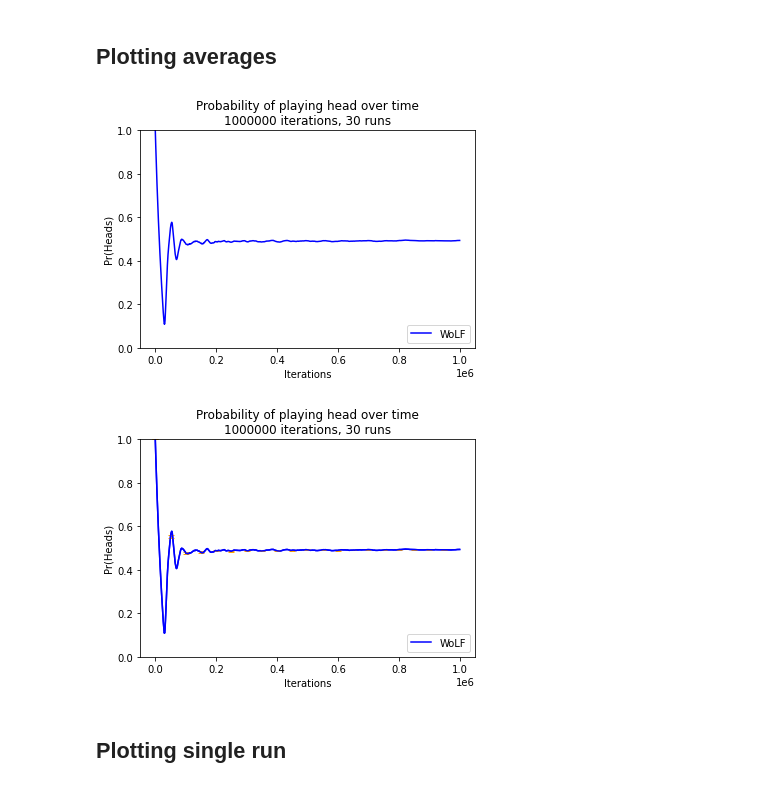
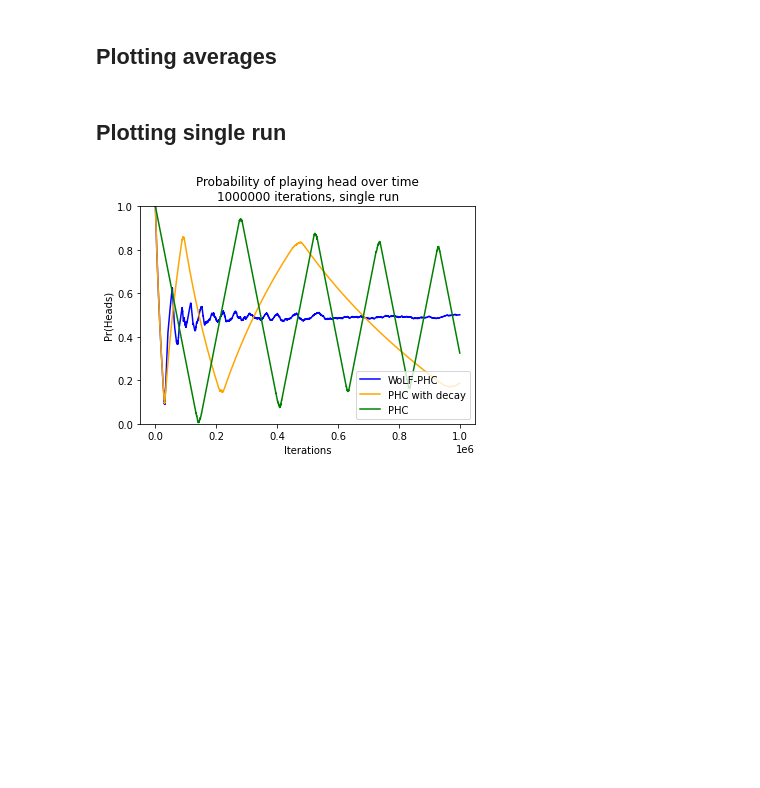
Before and after one commit to wulfdewolf/CGTproject, a Jupyter notebook: code/matching_pennies_game.ipynb, the cells around one changed output. Drawn from its saved outputs; the diff is of its cells as text; code cells hidden in the pictures; blank space fills up the shorter version.

```diff
--- a/code/matching_pennies_game.ipynb
+++ b/code/matching_pennies_game.ipynb
@@ -344,7 +628,7 @@ save_var_to_file("matching_pennies/wolf_result", results)
 # %%
 # get the results
-results = [["WoLF", get_var_from_file("matching_pennies/wolf_result")]]
-           #["PHC", get_var_from_file("matching_pennies/phc")]]
+results = [["WoLF-PHC", get_var_from_file("matching_pennies/wolf_result")],
+           ["PHC with decay", get_var_from_file("matching_pennies/phc_result_time_varying")]]
 
 colors = ["blue",
          "orange"]
@@ -423,10 +707,50 @@ plt.title('Probability of playing head over time\n' + str(iterations) + " iterat
 
 plt.savefig("graphs/matching_pennies/matching_pennies_with_error.png", dpi=300, bbox_inches='tight')
 plt.show()
-# %% [output]
-[figure, removed]
-[figure, removed]
 # %% [markdown]
 ## Plotting single run
+# %%
+# get the results
+results = [["WoLF-PHC", get_var_from_file("matching_pennies/wolf_result")],
+           ["PHC with decay", get_var_from_file("matching_pennies/phc_result_time_varying")],
+           ["PHC", get_var_from_file("matching_pennies/phc_result_fixed")]]
+
+colors = ["blue",
+         "orange",
+         "green"]
+
+
+# --------------------------------------------------------------------------
+color_idx = 0
+for result in results:
+    # average results over trials
+    result_data = result[1][0]
+
+    #determine iterations
+    iterations = len(result_data)
+
+    # plot
+    x = np.arange(0, iterations, 1)
+    y = result_data
+    plt.plot(x, y,
+             "-",
+             label=result[0],
+             color=colors[color_idx])
+
+    color_idx += 1
+
+
+plt.legend(loc="lower right")
+
+plt.ylim(0, 1)
+
+plt.xlabel('Iterations')
+plt.ylabel('Pr(Heads)')
+plt.title('Probability of playing head over time\n' + str(iterations) + " iterations, single run")
+
+plt.savefig("graphs/matching_pennies/matching_pennies_single_all.png", dpi=300, bbox_inches='tight')
+plt.show()
+# %% [output]
+[figure, added]
 # %%
 # get the results
```
Also changed, not shown: parts of 12 cells of this notebook, 3 other files.
